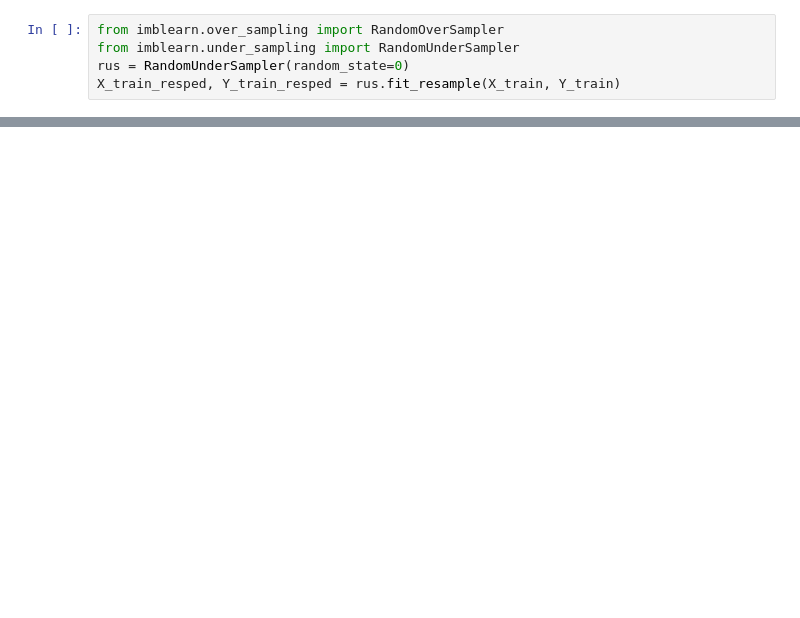
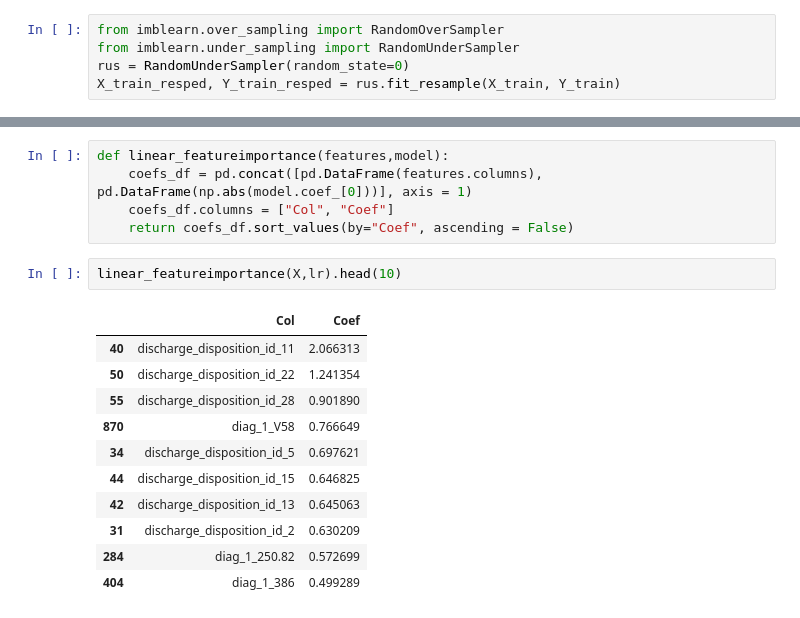
Before and after one commit to wowChelios/DS_TermProject, a Jupyter notebook: EDA_1.ipynb, the cells around one changed output, grey strips where cells are left out. Saved outputs shown, nothing was run; the diff lists cells and outputs as text; blank space fills up the shorter version.

```diff
--- a/EDA_1.ipynb
+++ b/EDA_1.ipynb
@@ -141,0 +195,19 @@ from sklearn import svm
+# %%
+def linear_featureimportance(features,model):
+    coefs_df = pd.concat([pd.DataFrame(features.columns), pd.DataFrame(np.abs(model.coef_[0]))], axis = 1)
+    coefs_df.columns = ["Col", "Coef"]
+    return coefs_df.sort_values(by="Coef", ascending = False)
+# %%
+linear_featureimportance(X,lr).head(10)
+# %% [output]
+|  | Col | Coef |
+| 40 | discharge_disposition_id_11 | 2.066313 |
+| 50 | discharge_disposition_id_22 | 1.241354 |
+| 55 | discharge_disposition_id_28 | 0.901890 |
+| 870 | diag_1_V58 | 0.766649 |
+| 34 | discharge_disposition_id_5 | 0.697621 |
+| 44 | discharge_disposition_id_15 | 0.646825 |
+| 42 | discharge_disposition_id_13 | 0.645063 |
+| 31 | discharge_disposition_id_2 | 0.630209 |
+| 284 | diag_1_250.82 | 0.572699 |
+| 404 | diag_1_386 | 0.499289 |
```
Also changed, not shown: parts of 22 cells of this notebook.
